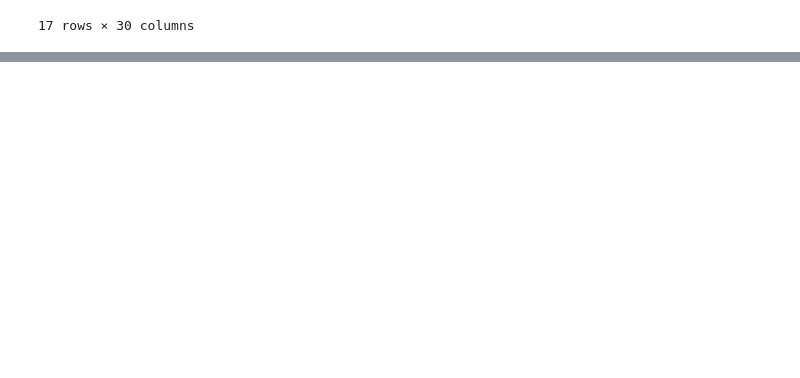
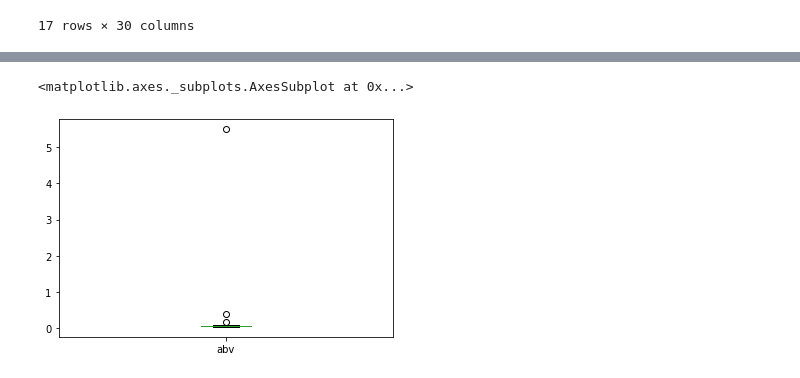
Before and after one commit to do-park/DS_codeit, a Jupyter notebook: 데이터 클리닝.ipynb, the cells around one changed output, grey strips where cells are left out. Drawn from its saved outputs; the diff is of its cells as text; code cells hidden in the pictures; blank space fills up the shorter version.

```diff
--- a/데이터 클리닝.ipynb
+++ b/데이터 클리닝.ipynb
@@ -360,0 +366,3 @@ df.T.drop_duplicates()
+# %%
+df = pd.read_csv('data/beer.csv', index_col=0)
+df.head()
@@ -360,0 +376,5 @@ df.T.drop_duplicates()
+# %%
+df.plot(kind='box', y='abv')
+# %% [output]
+<matplotlib.axes._subplots.AxesSubplot at 0x...>
+[figure, added]
```
Also changed, not shown: parts of 34 cells of this notebook, 4 other files.
